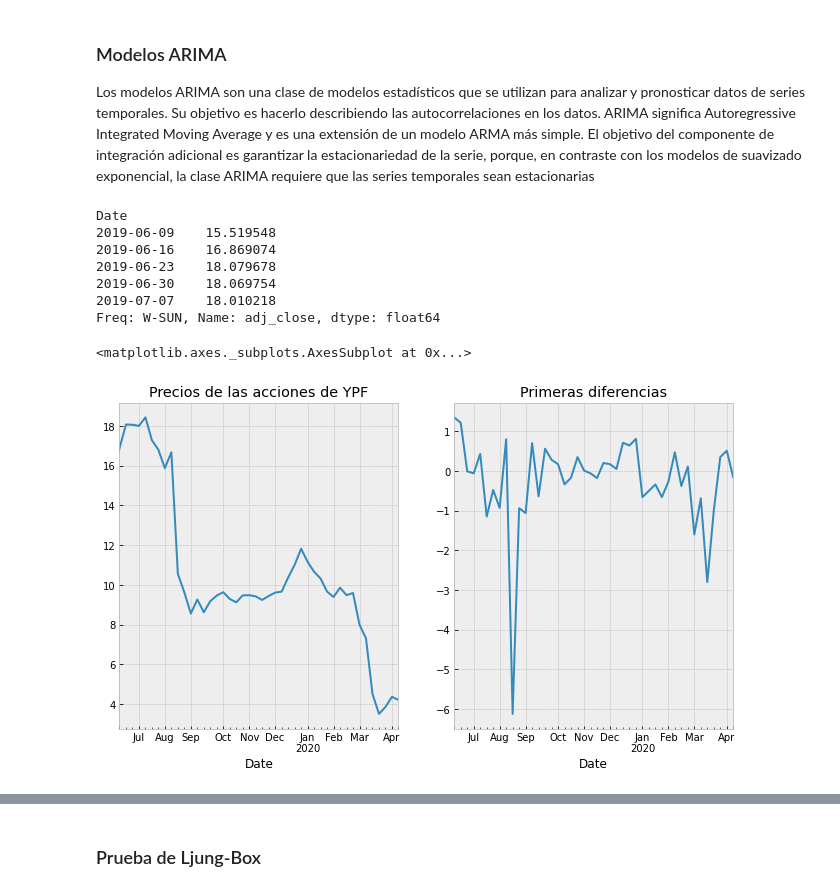
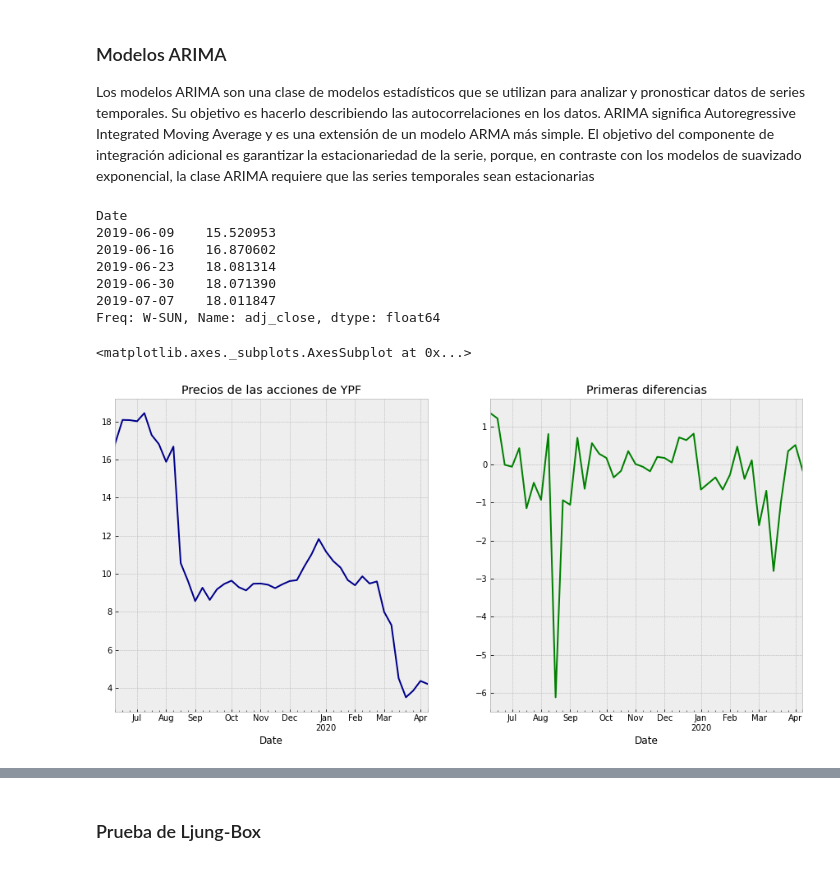
Before and after one commit to cristiandarioortegayubro/Inteligencia-y-Procesos-de-Negocios-en-la-Economia-Digital, a Jupyter notebook: Inteligencia_y_procesos_de_negocios_en_la_economía_digital_01.ipynb, the cells around one changed output, grey strips where cells are left out. Drawn from its saved outputs; the diff is of its cells as text; code cells hidden in the pictures.

```diff
--- a/Inteligencia_y_procesos_de_negocios_en_la_economía_digital_01.ipynb
+++ b/Inteligencia_y_procesos_de_negocios_en_la_economía_digital_01.ipynb
@@ -536,24 +548,25 @@ import scipy.stats as scs
 # %%
 YPF = data.DataReader("YPF", start='2019-06-01', end='2020-04-12', data_source='yahoo')
 # %%
-goog = YPF.resample('W').last().rename(columns={'Adj Close': 'adj_close'}).adj_close
+df = YPF.resample('W').last().rename(columns={'Adj Close': 'adj_close'}).adj_close
 # %%
-goog.head()
+df.head()
 # %% [output]
 Date
-2019-06-09    15.519548
-2019-06-16    16.869074
-2019-06-23    18.079678
-2019-06-30    18.069754
-2019-07-07    18.010218
+2019-06-09    15.520953
+2019-06-16    16.870602
+2019-06-23    18.081314
+2019-06-30    18.071390
+2019-07-07    18.011847
 Freq: W-SUN, Name: adj_close, dtype: float64
 # %%
-goog_diff = goog.diff().dropna()
+df_diff = df.diff().dropna()
 
-fig, ax = plt.subplots(1,2, figsize=(11, 6), sharex=True)
-goog.plot(title = "Precios de las acciones de YPF", ax=ax[0])
-goog_diff.plot(ax=ax[1], title='Primeras diferencias')
+plot.style.use('bmh')
+fig, ax = plt.subplots(1,2, figsize=(15, 7), sharex=True)
+df.plot(title = "Precios de las acciones de YPF", ax=ax[0], color=['darkblue'])
+df_diff.plot(ax=ax[1], title='Primeras diferencias', color=['green'])
 # %% [output]
 <matplotlib.axes._subplots.AxesSubplot at 0x...>
-[figure, old version]
+[figure, new version]
 # %%
```
Also changed, not shown: parts of 42 cells of this notebook.
